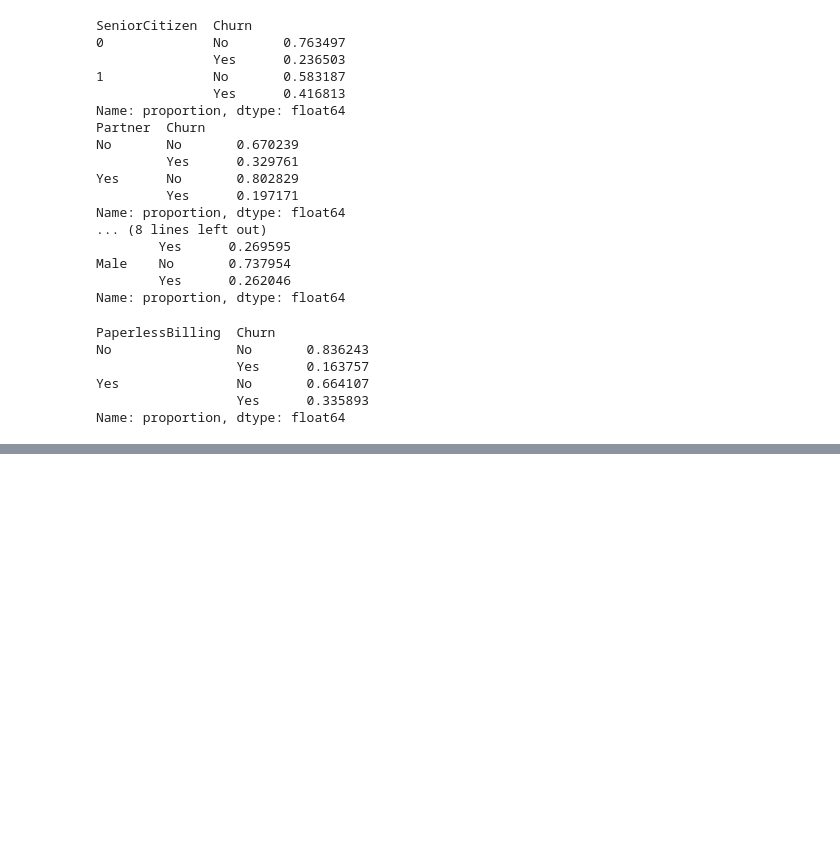
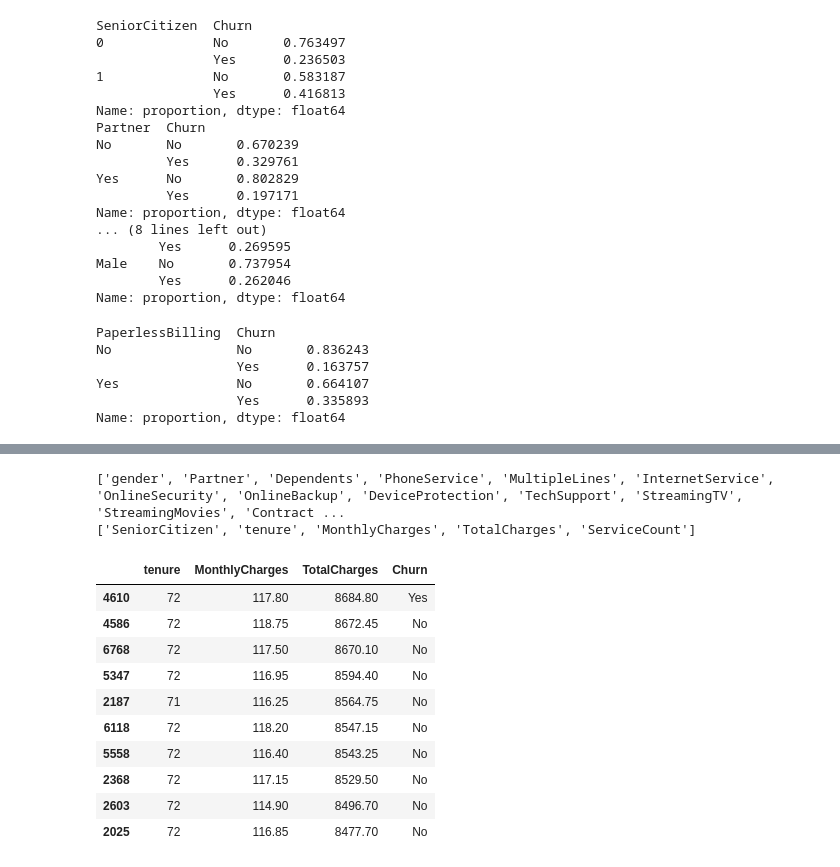
Before and after one commit to ishita-in-data/churn_project_telco, a Jupyter notebook: Untitled.ipynb, the cells around one changed output, grey strips where cells are left out. Cells and saved outputs as stored; diff of their text form; code cells hidden in the pictures; blank space fills up the shorter version.

```diff
--- a/Untitled.ipynb
+++ b/Untitled.ipynb
@@ -455,3 +458,11 @@ fig=px.imshow(correlation_matrix_sorted,
              color_continuous_midpoint=0,
              text_auto='.3f')
 fig.show()
+# %%
+churn_clean['ChargesBin'] = pd.cut(churn_clean['MonthlyCharges'],
+                                     bins=5,  # Create 5 price ranges
+                                     labels=['Very Low', 'Low', 'Medium', 'High', 'Very High'])
+charges_churn_binned = churn_clean.groupby('ChargesBin')['Churn_binary'].apply(
+    lambda x: (x.sum() / len(x) * 100)
+)
+print(charges_churn_binned)
@@ -484,0 +515,10 @@ print(gap_df)
+# %%
+categorical_cols = X.select_dtypes(include=["object", "category"]).columns.tolist()
+
+numerical_cols = X.select_dtypes(include=["int64", "float64"]).columns.tolist()
+
+print(categorical_cols)
+print(numerical_cols)
+# %% [output]
+['gender', 'Partner', 'Dependents', 'PhoneService', 'MultipleLines', 'InternetService', 'OnlineSecurity', 'OnlineBackup', 'DeviceProtection', 'TechSupport', 'StreamingTV', 'StreamingMovies', 'Contract ...
+['SeniorCitizen', 'tenure', 'MonthlyCharges', 'TotalCharges', 'ServiceCount']
@@ -484,0 +540,16 @@ print(gap_df)
+# %%
+churn_clean.sort_values("TotalCharges", ascending=False)[
+    ["tenure", "MonthlyCharges", "TotalCharges", "Churn"]
+].head(10)
+# %% [output]
+|  | tenure | MonthlyCharges | TotalCharges | Churn |
+| 4610 | 72 | 117.80 | 8684.80 | Yes |
+| 4586 | 72 | 118.75 | 8672.45 | No |
+| 6768 | 72 | 117.50 | 8670.10 | No |
+| 5347 | 72 | 116.95 | 8594.40 | No |
+| 2187 | 71 | 116.25 | 8564.75 | No |
+| 6118 | 72 | 118.20 | 8547.15 | No |
+| 5558 | 72 | 116.40 | 8543.25 | No |
+| 2368 | 72 | 117.15 | 8529.50 | No |
+| 2603 | 72 | 114.90 | 8496.70 | No |
+| 2025 | 72 | 116.85 | 8477.70 | No |
```
Also changed, not shown: parts of 12 cells of this notebook, 1 other file.
